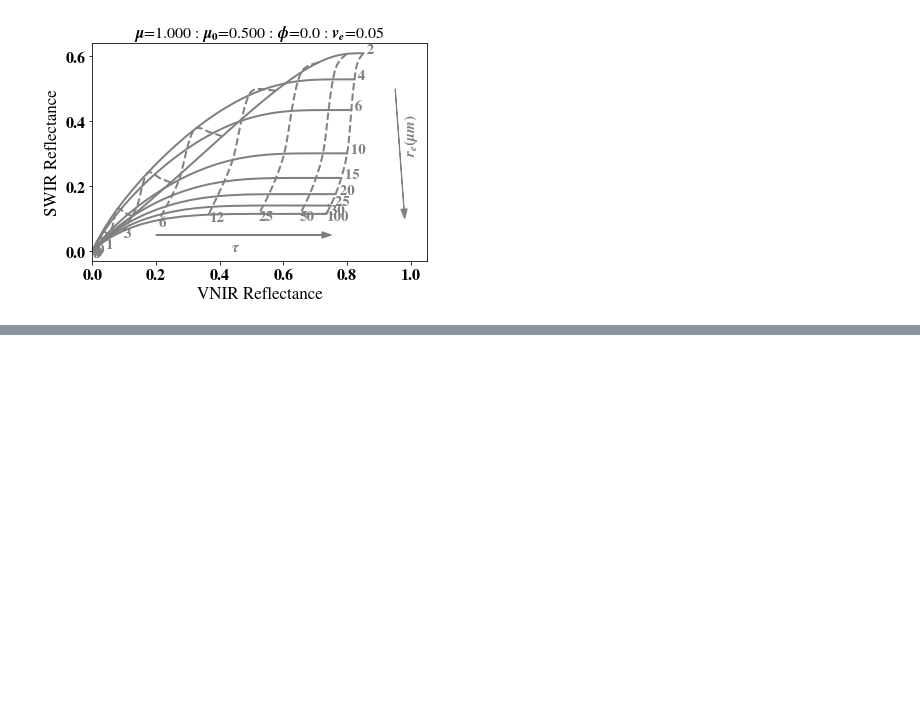
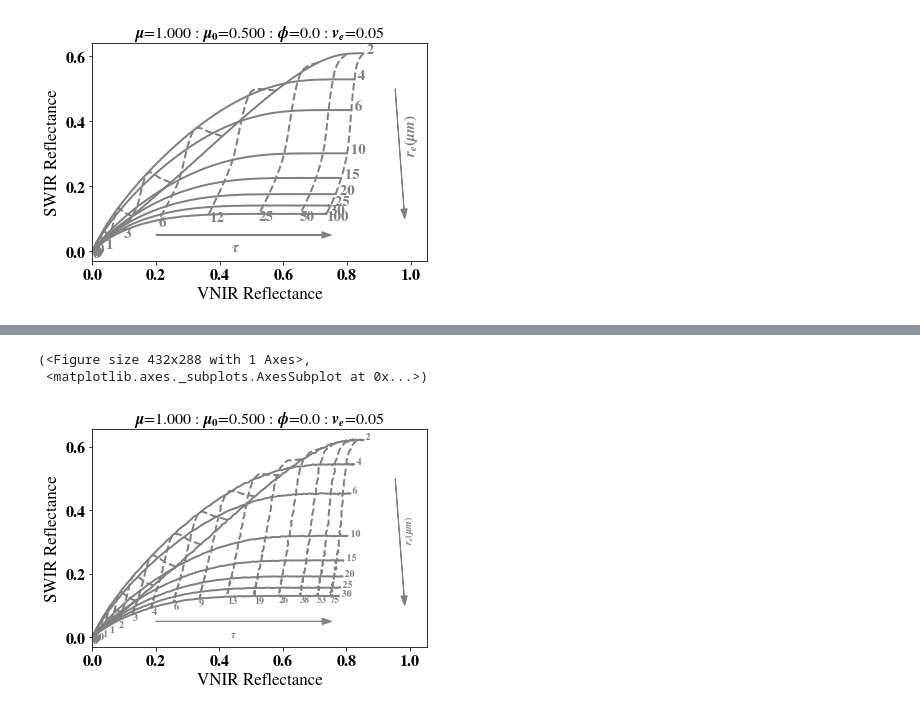
Before and after one commit to cpnHere/ACRS, a Jupyter notebook: LUTs/using_MSCART/LUT_MSCART.ipynb, the cells around one changed output, grey strips where cells are left out. Saved outputs shown, nothing was run; the diff lists cells and outputs as text; code cells hidden in the pictures; blank space fills up the shorter version.

```diff
--- a/LUTs/using_MSCART/LUT_MSCART.ipynb
+++ b/LUTs/using_MSCART/LUT_MSCART.ipynb
@@ -321,0 +261,9 @@ LUTnew.re.shape
+# %%
+LUTnew2=Bispec_LUT('/umbc/xfs1/zzbatmos/users/charaj1/taki/ACRS/LUTs/using_MSCART/','LESLUT_highres_SZA120_nadir.hdf5')
+LUTnew2.readLUT(pro_type='MSCART_highres')
+# %%
+LUTnew2.plotLUT(0.0,ve=0.05,pro_type='DISORT',re_lines=np.array([2,4,6,10,15,20,25,30]))
+# %% [output]
+(<Figure size 432x288 with 1 Axes>,
+ <matplotlib.axes._subplots.AxesSubplot at 0x...>)
+[figure, added]
```
Also changed, not shown: parts of 25 cells of this notebook.
